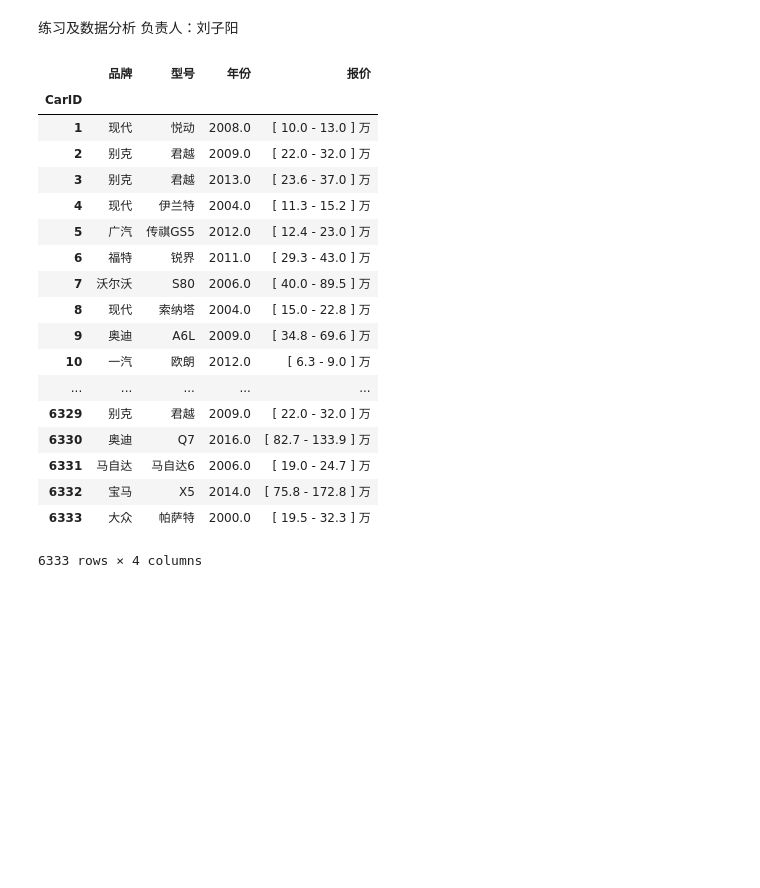
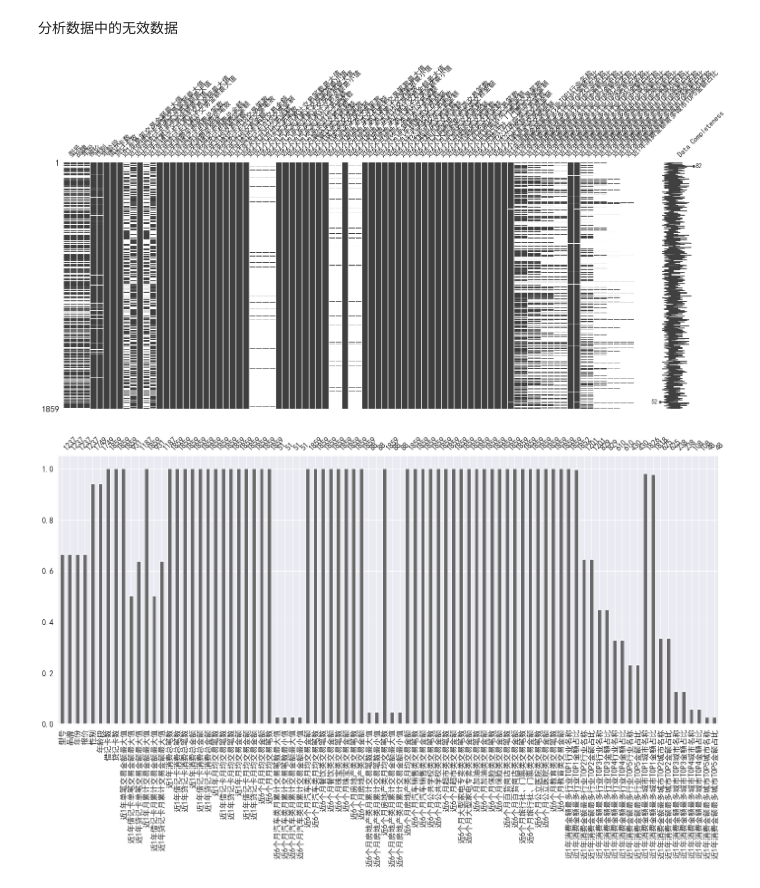
Before and after one commit to 314-studio/Car-Recommendation, a Jupyter notebook: LiuData.ipynb, the cells around one changed output. Saved outputs shown, nothing was run; the diff lists cells and outputs as text; code cells hidden in the pictures; blank space fills up the shorter version.

```diff
--- a/LiuData.ipynb
+++ b/LiuData.ipynb
@@ -1,3 +1 @@
-# %% [markdown]
-练习及数据分析 负责人：刘子阳
 # %%
@@ -9,28 +15,0 @@ from matplotlib.font_manager import FontProperties  #用于为matplotlib设置
-# %%
-#为seaborn设置中文字体，没有下面两行的话seaborn和matplotlib作图不能显示中文
-mfont = FontProperties(fname=r'C:\Windows\Fonts\simhei.ttf', size=14)
-sb.set(font = mfont.get_name())
-
-#使用pandas自带的方法读取excel文件
-car_data = pd.read_excel('car_info.xlsx', 'vehicleInfo', index_col='CarID' , na_values=['#N/A'])
-car_data
-# %% [output]
-|  | 品牌 | 型号 | 年份 | 报价 |
-| CarID |  |  |  |  |
-| 1 | 现代 | 悦动 | 2008.0 | [ 10.0 - 13.0 ] 万 |
-| 2 | 别克 | 君越 | 2009.0 | [ 22.0 - 32.0 ] 万 |
-| 3 | 别克 | 君越 | 2013.0 | [ 23.6 - 37.0 ] 万 |
-| 4 | 现代 | 伊兰特 | 2004.0 | [ 11.3 - 15.2 ] 万 |
-| 5 | 广汽 | 传祺GS5 | 2012.0 | [ 12.4 - 23.0 ] 万 |
-| 6 | 福特 | 锐界 | 2011.0 | [ 29.3 - 43.0 ] 万 |
-| 7 | 沃尔沃 | S80 | 2006.0 | [ 40.0 - 89.5 ] 万 |
-| 8 | 现代 | 索纳塔 | 2004.0 | [ 15.0 - 22.8 ] 万 |
-| 9 | 奥迪 | A6L | 2009.0 | [ 34.8 - 69.6 ] 万 |
-| 10 | 一汽 | 欧朗 | 2012.0 | [ 6.3 - 9.0 ] 万 |
-| ... | ... | ... | ... | ... |
-| 6329 | 别克 | 君越 | 2009.0 | [ 22.0 - 32.0 ] 万 |
-| 6330 | 奥迪 | Q7 | 2016.0 | [ 82.7 - 133.9 ] 万 |
-| 6331 | 马自达 | 马自达6 | 2006.0 | [ 19.0 - 24.7 ] 万 |
-| 6332 | 宝马 | X5 | 2014.0 | [ 75.8 - 172.8 ] 万 |
-| 6333 | 大众 | 帕萨特 | 2000.0 | [ 19.5 - 32.3 ] 万 |
-6333 rows × 4 columns
@@ -38,0 +16,11 @@ car_data
+# %% [markdown]
+分析数据中的无效数据
+# %%
+expances_data = pd.read_excel('expances.xlsx', 'sheet1', index_col='userid', na_values=['#N/A'])
+#可视化查看缺损值
+msno.matrix(expances_data, labels=True)
+plot = msno.bar(expances_data)
+#msno.dendrogram(expances_data)
+# %% [output]
+[figure, added]
+[figure, added]
```
Also changed, not shown: parts of 4 cells of this notebook, 16 other files.
